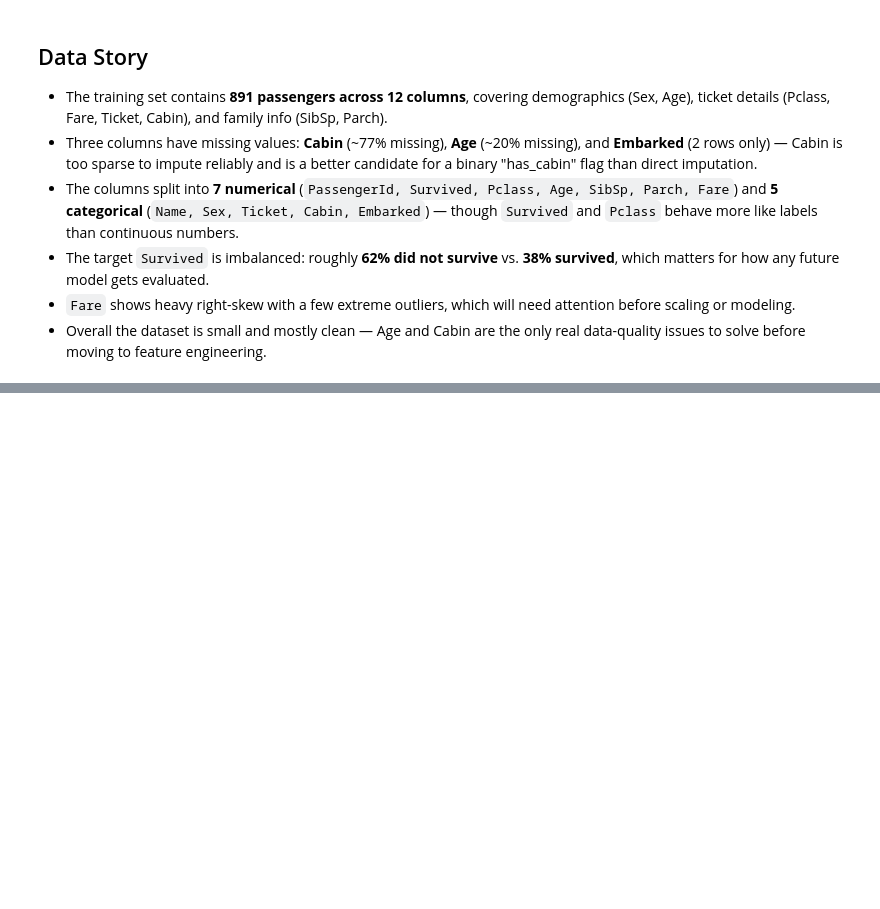
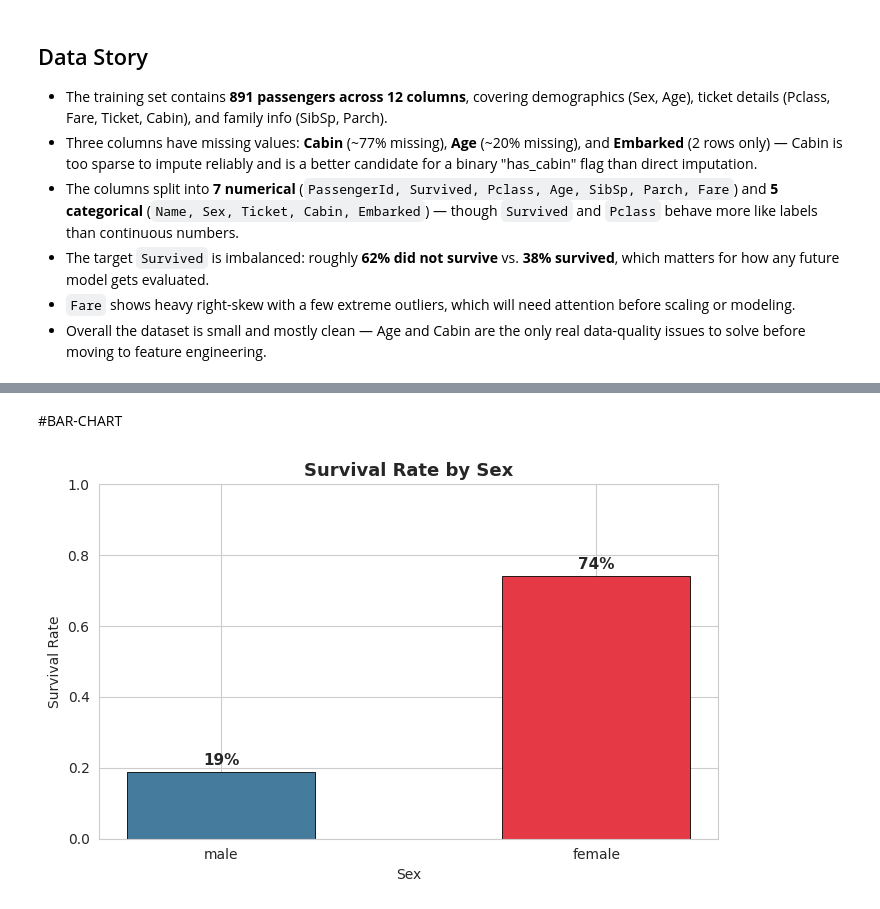
Before and after one commit to huzaifa505694/NeuroFive-ML-Track, a Jupyter notebook: NeuroFive-ML-Track.ipynb, the cells around one changed output, grey strips where cells are left out. Saved outputs shown, nothing was run; the diff lists cells and outputs as text; code cells hidden in the pictures; blank space fills up the shorter version.

```diff
--- a/NeuroFive-ML-Track.ipynb
+++ b/NeuroFive-ML-Track.ipynb
@@ -83,0 +175,24 @@ Categorical columns (5): ['Name', 'Sex', 'Ticket', 'Cabin', 'Embarked']
+# %% [markdown]
+#BAR-CHART
+# %%
+sns.set_style("whitegrid")
+fig, ax = plt.subplots(figsize=(7, 4.5))
+
+survival_by_sex = df.groupby("Sex")["Survived"].mean().reindex(["male", "female"])
+
+bars = ax.bar(survival_by_sex.index, survival_by_sex.values,
+              color=["#457B9D", "#E63946"], width=0.5, edgecolor="black", linewidth=0.6)
+
+for bar, value in zip(bars, survival_by_sex.values):
+    ax.text(bar.get_x() + bar.get_width() / 2, value + 0.02, f"{value:.0%}",
+            ha="center", fontsize=11, fontweight="bold")
+
+ax.set_title("Survival Rate by Sex", fontsize=13, fontweight="bold")
+ax.set_ylabel("Survival Rate")
+ax.set_xlabel("Sex")
+ax.set_ylim(0, 1)
+
+plt.tight_layout()
+plt.show()
+# %% [output]
+[figure, added]
```
Also changed, not shown: parts of 12 cells of this notebook.
